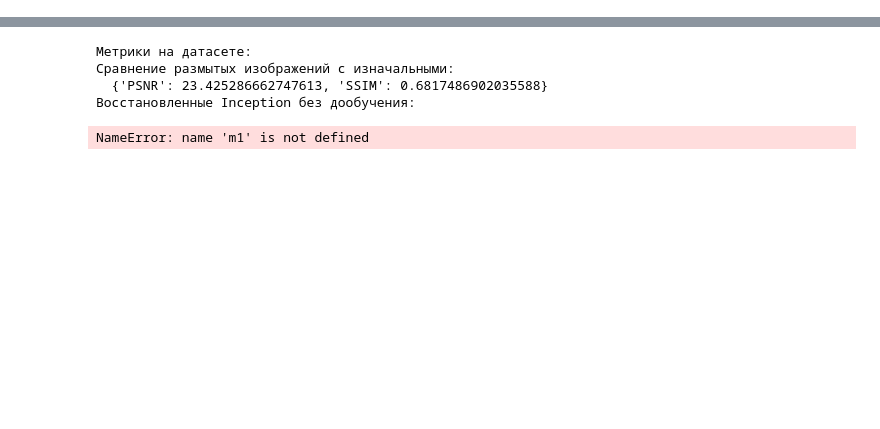
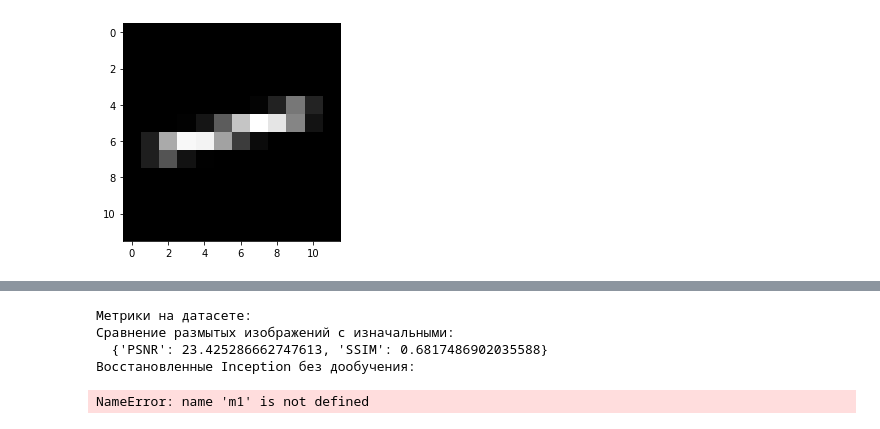
Before and after one commit to lePossum/Diploma, a Jupyter notebook: np_windows.ipynb, the cells around one changed output, grey strips where cells are left out. Cells and saved outputs as stored; diff of their text form; code cells hidden in the pictures; blank space fills up the shorter version.

```diff
--- a/np_windows.ipynb
+++ b/np_windows.ipynb
@@ -60,3 +56,10 @@ import torch
+# %%
+l = 11
+a = 15
+plt.imshow(make_ker(l, a), cmap='gray')
+plt.imsave('ker_len-' + str(l) +  '_angle-' + str(a) + '.png', make_ker(l, a))
+# %% [output]
+[figure, added]
 # %%
 import random
 from skimage.transform import SimilarityTransform
```
Also changed, not shown: parts of 47 cells of this notebook.
